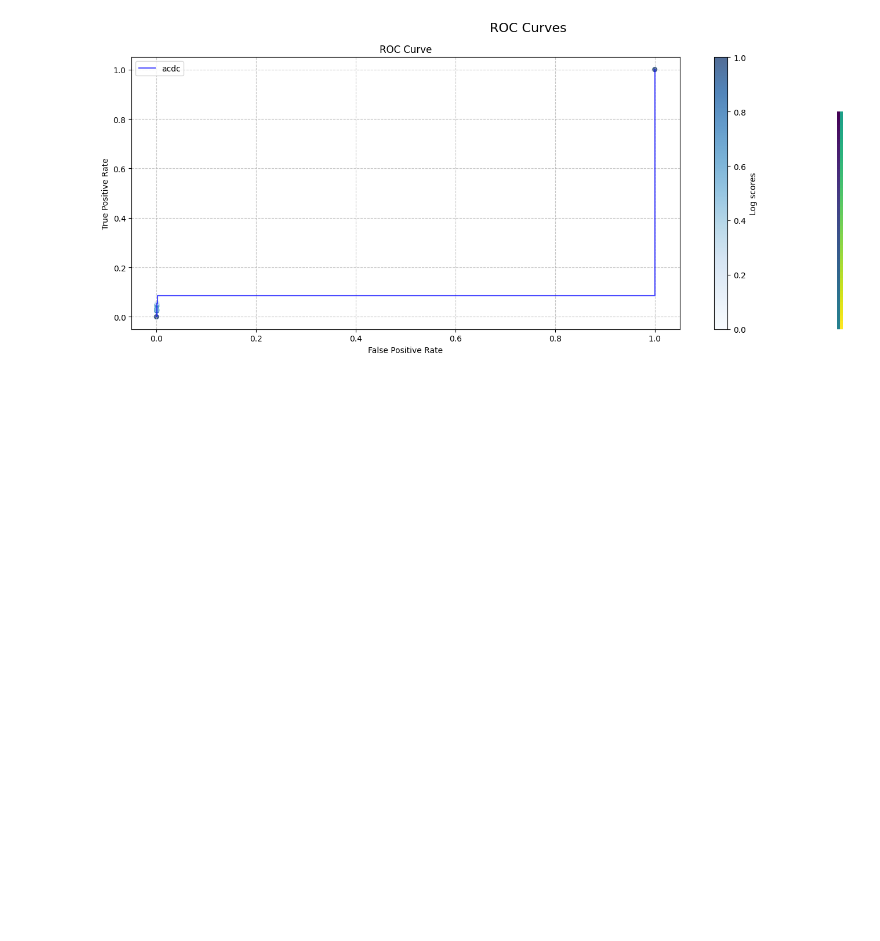
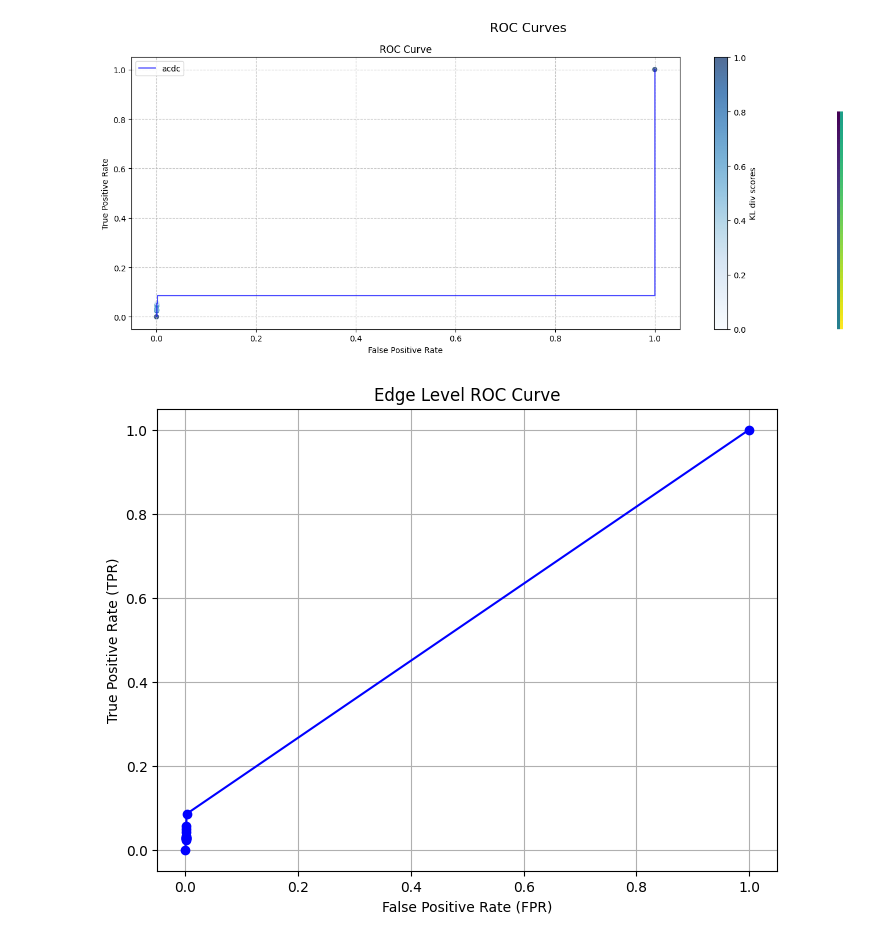
Before and after one commit to Iust1n2/Automatic-Circuit-Discovery, a Jupyter notebook: acdc/hybridretrieval/roc/roc.ipynb, the cells around one changed output. Cells and saved outputs as stored; diff of their text form; code cells hidden in the pictures; blank space fills up the shorter version.

```diff
--- a/acdc/hybridretrieval/roc/roc.ipynb
+++ b/acdc/hybridretrieval/roc/roc.ipynb
@@ -409,7 +408,7 @@ if TASK != "induction":
             fname=CANONICAL_OUT_DIR / f"{TASK}.gv",
             colorscheme=colorscheme,
             show_full_index=False,
-            layout="neato" if TASK in ["ioi", "greaterthan"] else "dot",
+            layout="neato" if TASK in ["ioi", "greaterthan", "hybrid-retrieval"] else "dot",
         )
 
         show(
@@ -444,8 +443,8 @@ if TASK != "induction":
                 layout="dot",
             )
 
-if ONLY_SAVE_CANONICAL:
-    sys.exit(0)
+# if ONLY_SAVE_CANONICAL:
+#     sys.exit(0)
 # %% [output]
 Editing all edges...
 Done!
@@ -1229,10 +1244,14 @@ from pathlib import Path
 #             data = json.load(f)
 #         dict_merge(all_data, data)
 
-dir = "acdc/hybridretrieval/roc/roc_plots/plots_data/acdc-hybrid-retrieval-kl_div-False-0.json"
+dir1 = "acdc/hybridretrieval/roc/roc_plots/plots_data/acdc-hybrid-retrieval-kl_div-True-0.json"
+dir2 = "acdc/hybridretrieval/roc/roc_plots/plots_data/acdc-hybrid-retrieval-kl_div-False-0.json"
 
-with open (dir, "r") as f:
-    all_data = json.load(f)
+with open (dir1, "r") as f:
+    all_data1 = json.load(f)
+
+with open (dir2, "r") as f:
+    all_data2 = json.load(f)
 # %%
 import matplotlib.pyplot as plt
 import numpy as np
@@ -1257,10 +1276,10 @@ colorscales = {
 }
 
 for i, alg in enumerate(["ACDC"]):
-    this_data = all_data["trained"]["random_ablation"]["hybrid-retrieval"]["kl_div"][alg]
-    x_data = this_data["edge_fpr"]
-    y_data = this_data["edge_tpr"]
-    scores = this_data["score"]
+    this_data1 = all_data1["trained"]["zero_ablation"]["hybrid-retrieval"]["kl_div"][alg]
+    x_data = this_data1["edge_fpr"]
+    y_data = this_data1["edge_tpr"]
+    scores = this_data1["score"]
 
     log_scores = np.log10(scores)
     log_scores = np.nan_to_num(log_scores, nan=0.0, neginf=0.0, posinf=0.0)
@@ -1285,7 +1304,7 @@ for i, alg in enumerate(["ACDC"]):
     scatter = ax1.scatter(x_data, y_data, c=normalized_scores, cmap=colorscales[alg], s=30, alpha=0.7)
 
     # Color bar
-    plt.colorbar(scatter, ax=ax1, label='Log scores')
+    plt.colorbar(scatter, ax=ax1, label='KL div scores')
 
 # Configure main plot
 ax1.set_xlabel('False Positive Rate')
@@ -1306,3 +1325,17 @@ plt.show()
 # %% [output]
 invalid value encountered in log10
 [figure]
+# %%
+edge_fpr = this_data1['edge_fpr']
+edge_tpr = this_data1['edge_tpr']
+
+# Plotting the ROC curve
+plt.figure(figsize=(8, 6))
+plt.plot(edge_fpr, edge_tpr, marker='o', linestyle='-', color='b')
+plt.title('Edge Level ROC Curve')
+plt.xlabel('False Positive Rate (FPR)')
+plt.ylabel('True Positive Rate (TPR)')
+plt.grid(True)
+plt.show()
+# %% [output]
+[figure, added]
```
Also changed, not shown: parts of 14 cells of this notebook.
